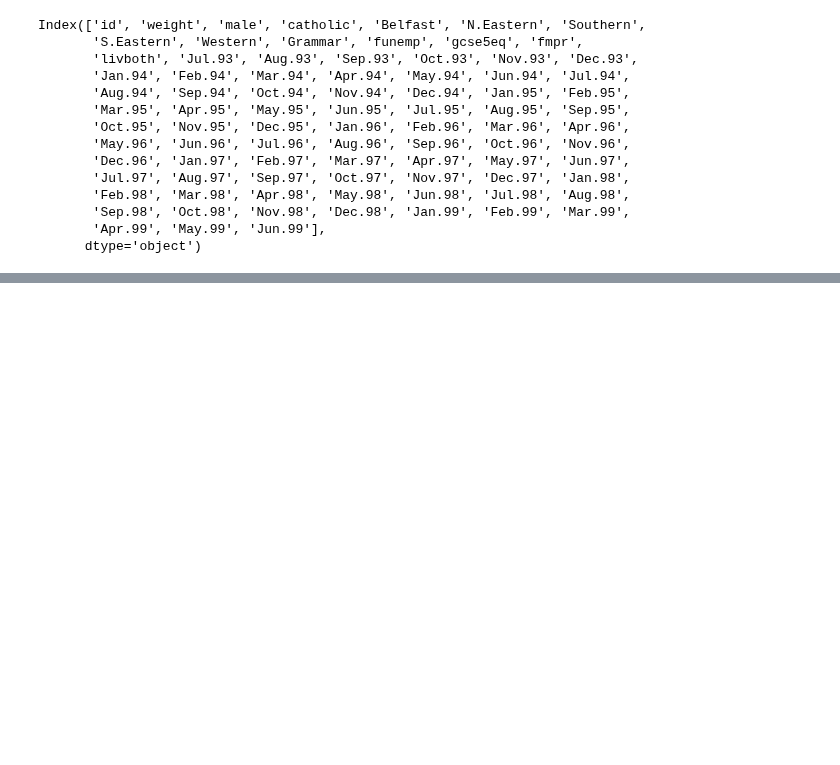
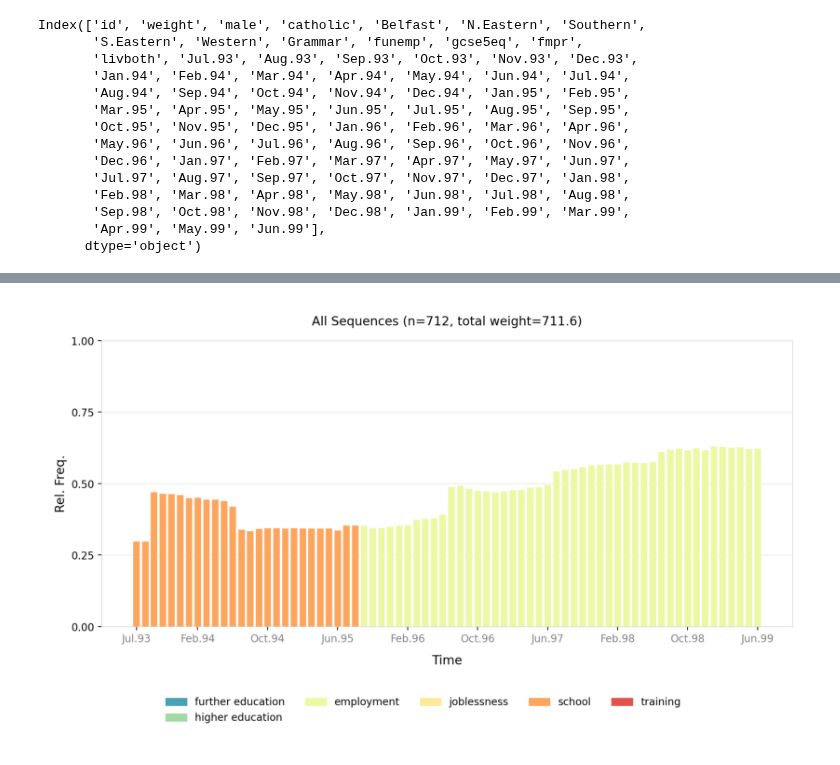
Before and after one commit to sdaza/Sequenzo, a Jupyter notebook: Tutorials/weighted_data/mvad.ipynb, the cells around one changed output, grey strips where cells are left out. Saved outputs shown, nothing was run; the diff lists cells and outputs as text; code cells hidden in the pictures; blank space fills up the shorter version.

```diff
--- a/Tutorials/weighted_data/mvad.ipynb
+++ b/Tutorials/weighted_data/mvad.ipynb
@@ -136,0 +156,4 @@ SequenceData(712 sequences, States: ['FE', 'HE', 'employment', 'joblessness', 's
+# %%
+plot_modal_state(sequence_data)
+# %% [output]
+[figure, added]
```
Also changed, not shown: parts of 8 cells of this notebook, 12 other files.
